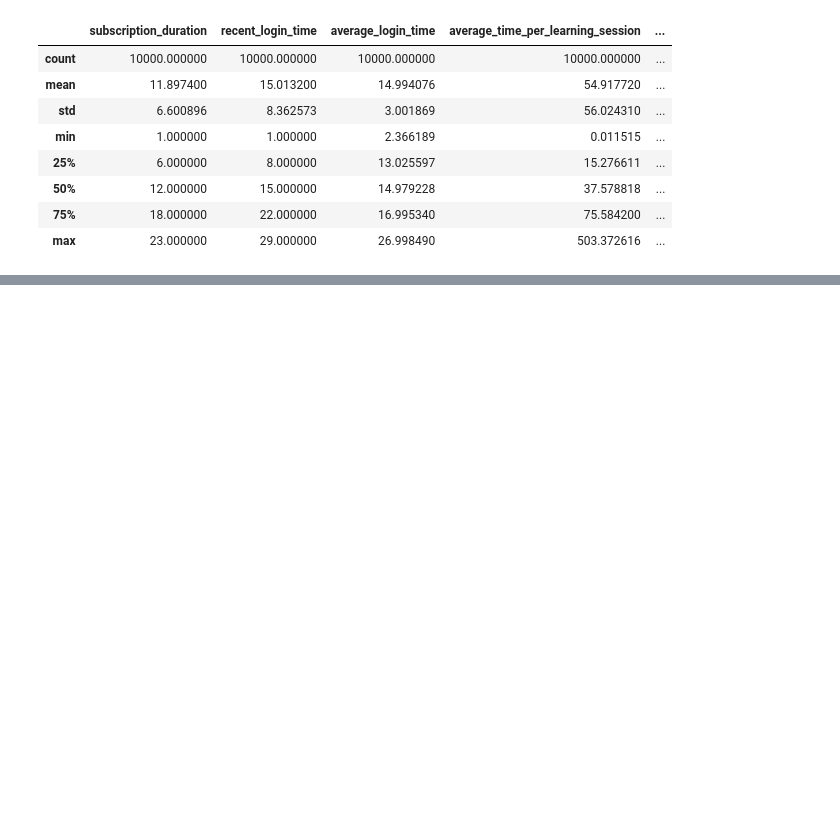
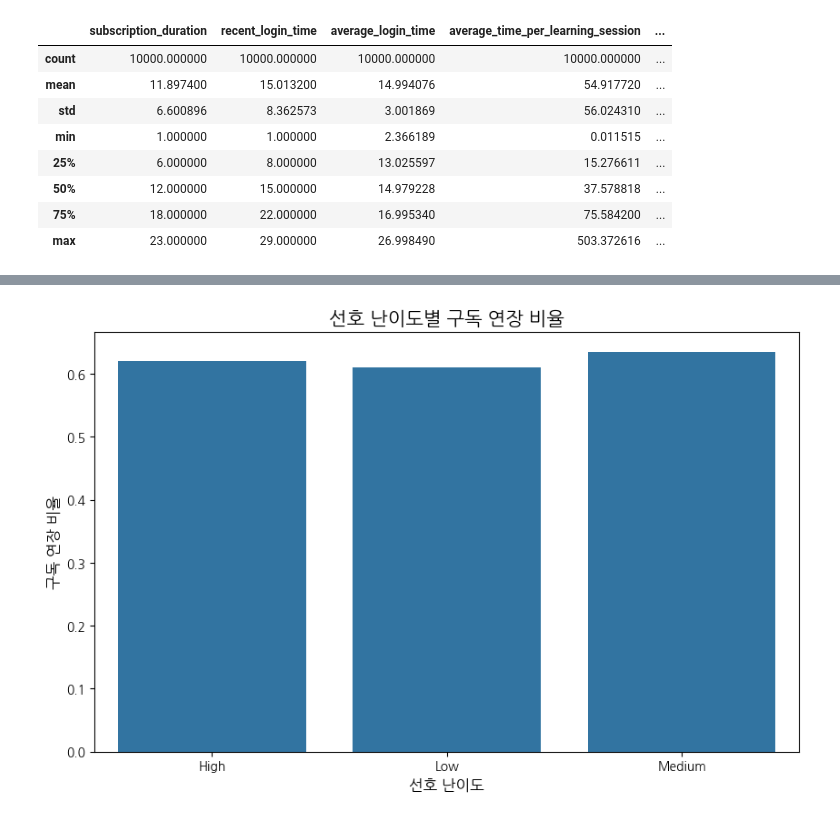
Before and after one commit to Lee-in-jae/wassup_4, a Jupyter notebook: 05_Data_Analysis/DA_Mini_Project.ipynb, the cells around one changed output, grey strips where cells are left out. Drawn from its saved outputs; the diff is of its cells as text; code cells hidden in the pictures; blank space fills up the shorter version.

```diff
--- a/05_Data_Analysis/DA_Mini_Project.ipynb
+++ b/05_Data_Analysis/DA_Mini_Project.ipynb
@@ -132,0 +158,13 @@ access_data.describe()
+# %%
+# 난이도에 따른 구독 연장 여부 분석
+difficulty_target = df.groupby('preferred_difficulty_level')['target'].mean()
+
+# 시각화
+plt.figure(figsize=(10, 6))
+sns.barplot(x=difficulty_target.index, y=difficulty_target.values)
+plt.title('선호 난이도별 구독 연장 비율', fontsize=15)  # 제목 한글
+plt.xlabel('선호 난이도', fontsize=12)  # x축 라벨 한글
+plt.ylabel('구독 연장 비율', fontsize=12)  # y축 라벨 한글
+plt.show()
+# %% [output]
+[figure, added]
```
Also changed, not shown: parts of 8 cells of this notebook.
